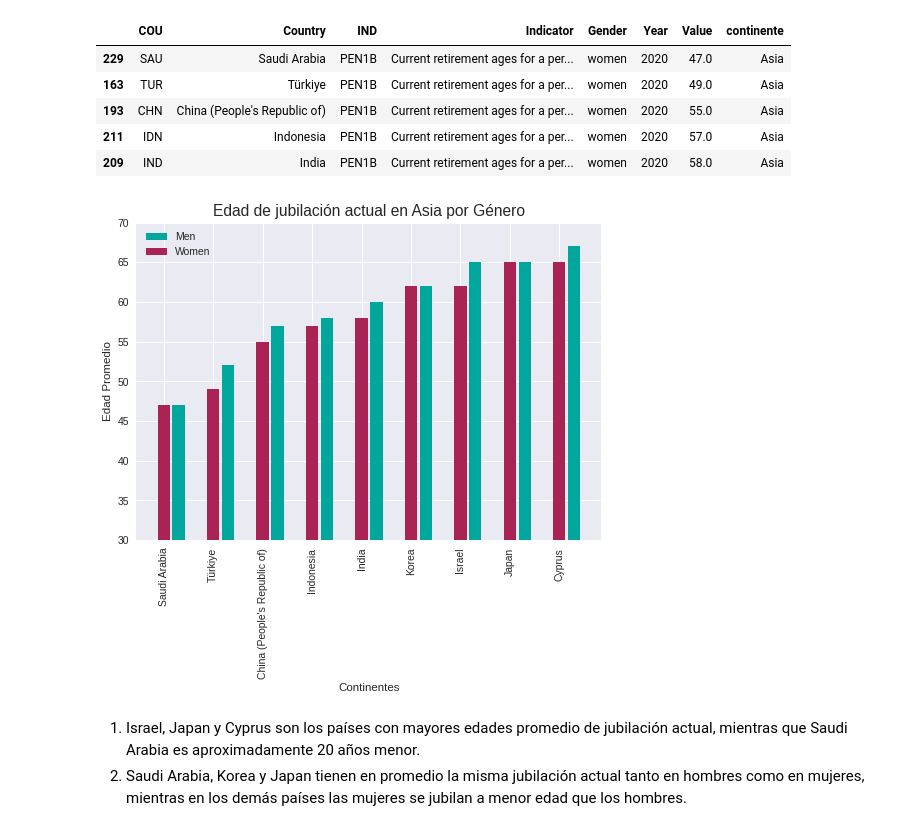
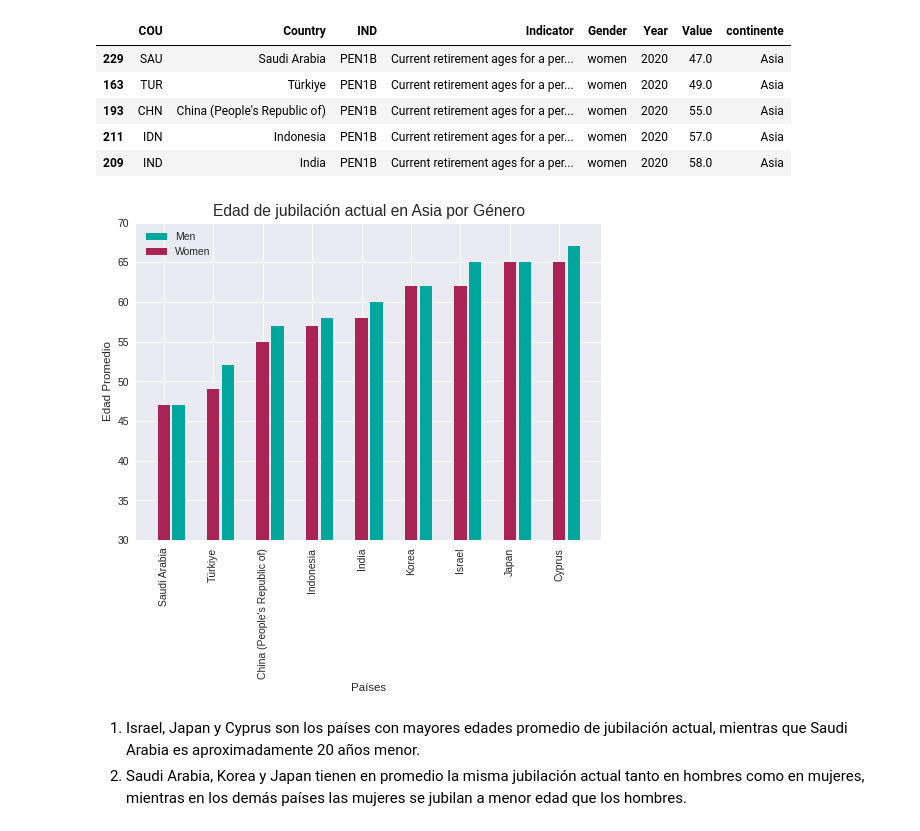
Before and after one commit to Tamripo/Edad-de-Jubilacion-Mundial, a Jupyter notebook: Visualización.ipynb, the cells around one changed output. Cells and saved outputs as stored; diff of their text form; code cells hidden in the pictures.

```diff
--- a/Visualización.ipynb
+++ b/Visualización.ipynb
@@ -380,21 +380,21 @@ See the caveats in the documentation: https://pandas.pydata.org/pandas-docs/stab
 # %%
 import numpy as np
 n = len(df8['Country'].index)
 x = np.arange(n)
 width = 0.25
 plt.figure(dpi=75)
 plt.style.use('seaborn')
 plt.bar(x+0.3,df8['Value'],width=width, label='Men',color='#01A79D')
 plt.bar(df9['Country'],df9['Value'],width=width, label='Women',color='#A92355')
-plt.xlabel('Continentes')
+plt.xlabel('Países')
 plt.ylabel('Edad Promedio')
 plt.ylim(30,70)
 plt.xticks(rotation=90)
 plt.title('Edad de jubilación actual en Asia por Género', size=15)
 plt.legend(loc='best')
 plt.show()
 # %% [output]
-[figure, old version]
+[figure, new version]
 # %% [markdown]
 1. Israel, Japan y Cyprus son los países con mayores edades promedio de jubilación actual, mientras que Saudi Arabia es aproximadamente 20 años menor.
 2. Saudi Arabia, Korea y Japan tienen en promedio la misma jubilación actual tanto en hombres como en mujeres, mientras en los demás países las mujeres se jubilan a menor edad que los hombres.
```
Also changed, not shown: parts of 1 cell of this notebook.
